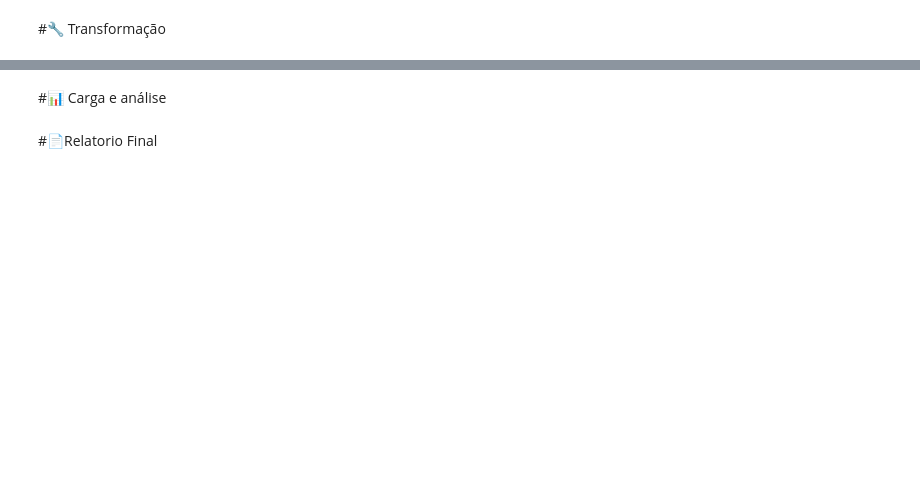
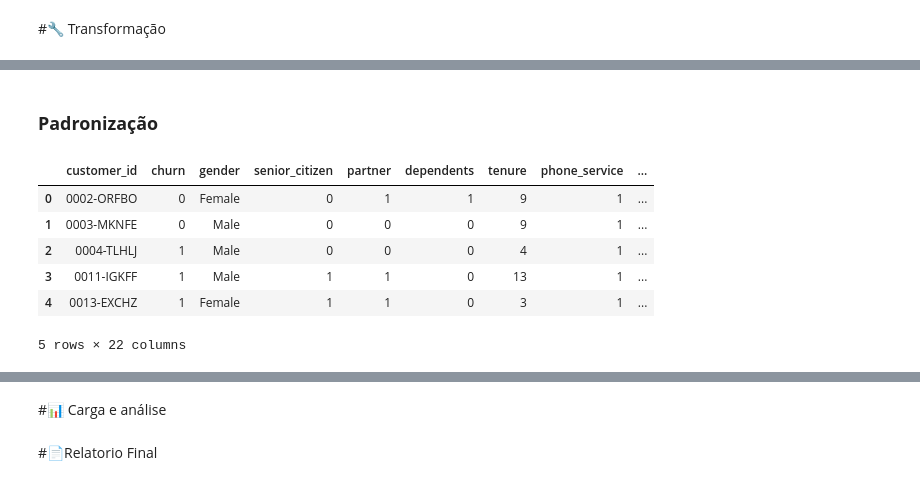
Before and after one commit to MateusSanfer/Challenge-Telecom-X-One, a Jupyter notebook: TelecomX_BR.ipynb, the cells around one changed output, grey strips where cells are left out. Saved outputs shown, nothing was run; the diff lists cells and outputs as text; code cells hidden in the pictures; blank space fills up the shorter version.

```diff
--- a/TelecomX_BR.ipynb
+++ b/TelecomX_BR.ipynb
@@ -36,0 +237,2 @@ df_limpo.head()
+# %%
+dados_limpos['contas_diarias'] = dados_limpos['monthly_charges'] /30
@@ -36,0 +273,26 @@ df_limpo.head()
+# %% [markdown]
+### **Padronização**
+# %%
+cols_sim_nao = ['churn', 'partner', 'dependents', 'phone_service', 'paperless_billing']
+
+dados_limpos[cols_sim_nao] = dados_limpos[cols_sim_nao].replace({'Yes': 1, 'No': 0})
+# %%
+no_service_cols = [
+    'multiple_lines', 'online_security', 'online_backup',
+    'device_protection', 'tech_support', 'streaming_tv', 'streaming_movies'
+]
+
+# Substitui "No internet service" e "No phone service" por "No"
+dados_limpos[no_service_cols] = dados_limpos[no_service_cols].replace({
+    'No internet service': 'No', 'No phone service': 'No'
+})
+# %%
+dados_limpos.head()
+# %% [output]
+|  | customer_id | churn | gender | senior_citizen | partner | dependents | tenure | phone_service | ... |
+| 0 | 0002-ORFBO | 0 | Female | 0 | 1 | 1 | 9 | 1 | ... |
+| 1 | 0003-MKNFE | 0 | Male | 0 | 0 | 0 | 9 | 1 | ... |
+| 2 | 0004-TLHLJ | 1 | Male | 0 | 0 | 0 | 4 | 1 | ... |
+| 3 | 0011-IGKFF | 1 | Male | 1 | 1 | 0 | 13 | 1 | ... |
+| 4 | 0013-EXCHZ | 1 | Female | 1 | 1 | 0 | 3 | 1 | ... |
+5 rows × 22 columns
```
Also changed, not shown: parts of 31 cells of this notebook.
